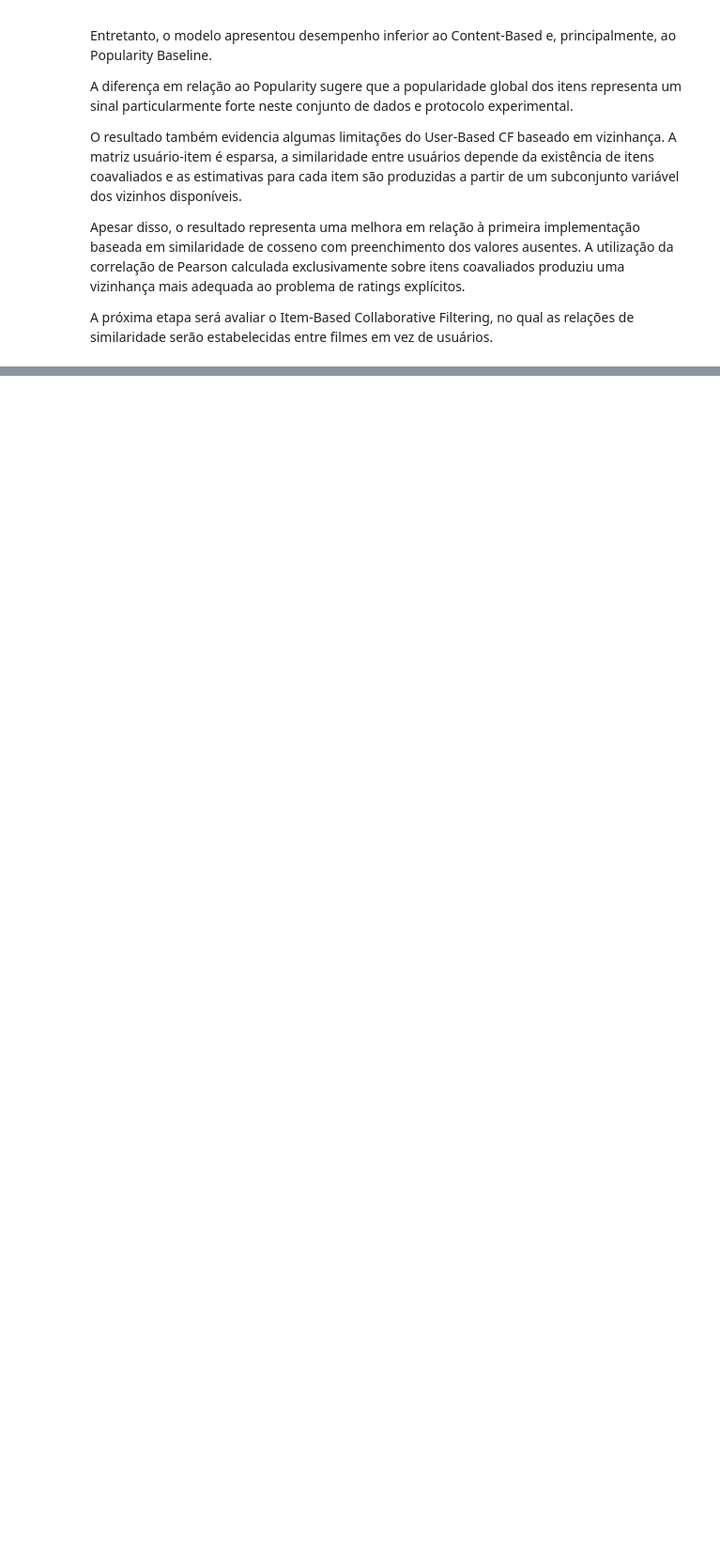
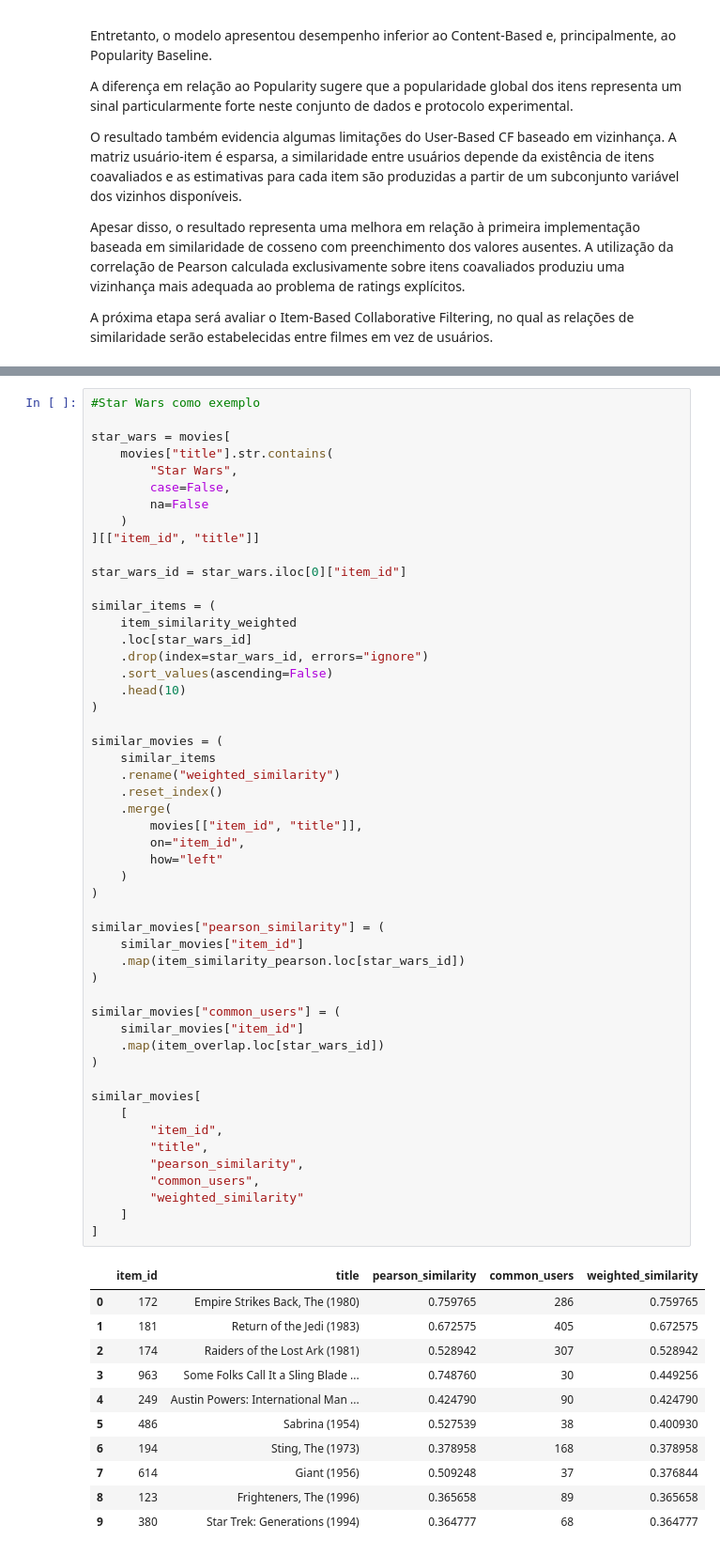
Before and after one commit to angeruzzi/recommender_system_movielens, a Jupyter notebook: 05_collaborative_filtering.ipynb, the cells around one changed output, grey strips where cells are left out. Shown at 94% size. Cells and saved outputs as stored; diff of their text form; blank space fills up the shorter version.

```diff
--- a/05_collaborative_filtering.ipynb
+++ b/05_collaborative_filtering.ipynb
@@ -555,0 +789,63 @@ A próxima etapa será avaliar o Item-Based Collaborative Filtering, no qual as
+# %%
+#Star Wars como exemplo
+
+star_wars = movies[
+    movies["title"].str.contains(
+        "Star Wars",
+        case=False,
+        na=False
+    )
+][["item_id", "title"]]
+
+star_wars_id = star_wars.iloc[0]["item_id"]
+
+similar_items = (
+    item_similarity_weighted
+    .loc[star_wars_id]
+    .drop(index=star_wars_id, errors="ignore")
+    .sort_values(ascending=False)
+    .head(10)
+)
+
+similar_movies = (
+    similar_items
+    .rename("weighted_similarity")
+    .reset_index()
+    .merge(
+        movies[["item_id", "title"]],
+        on="item_id",
+        how="left"
+    )
+)
+
+similar_movies["pearson_similarity"] = (
+    similar_movies["item_id"]
+    .map(item_similarity_pearson.loc[star_wars_id])
+)
+
+similar_movies["common_users"] = (
+    similar_movies["item_id"]
+    .map(item_overlap.loc[star_wars_id])
+)
+
+similar_movies[
+    [
+        "item_id",
+        "title",
+        "pearson_similarity",
+        "common_users",
+        "weighted_similarity"
+    ]
+]
+# %% [output]
+|  | item_id | title | pearson_similarity | common_users | weighted_similarity |
+| 0 | 172 | Empire Strikes Back, The (1980) | 0.759765 | 286 | 0.759765 |
+| 1 | 181 | Return of the Jedi (1983) | 0.672575 | 405 | 0.672575 |
+| 2 | 174 | Raiders of the Lost Ark (1981) | 0.528942 | 307 | 0.528942 |
+| 3 | 963 | Some Folks Call It a Sling Blade ... | 0.748760 | 30 | 0.449256 |
+| 4 | 249 | Austin Powers: International Man ... | 0.424790 | 90 | 0.424790 |
+| 5 | 486 | Sabrina (1954) | 0.527539 | 38 | 0.400930 |
+| 6 | 194 | Sting, The (1973) | 0.378958 | 168 | 0.378958 |
+| 7 | 614 | Giant (1956) | 0.509248 | 37 | 0.376844 |
+| 8 | 123 | Frighteners, The (1996) | 0.365658 | 89 | 0.365658 |
+| 9 | 380 | Star Trek: Generations (1994) | 0.364777 | 68 | 0.364777 |
```
Also changed, not shown: parts of 28 cells of this notebook.
